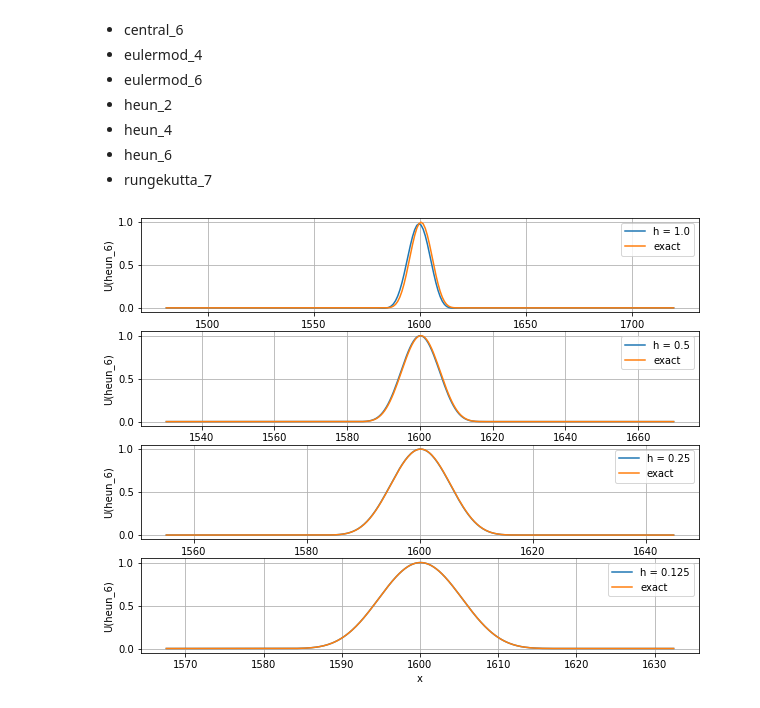
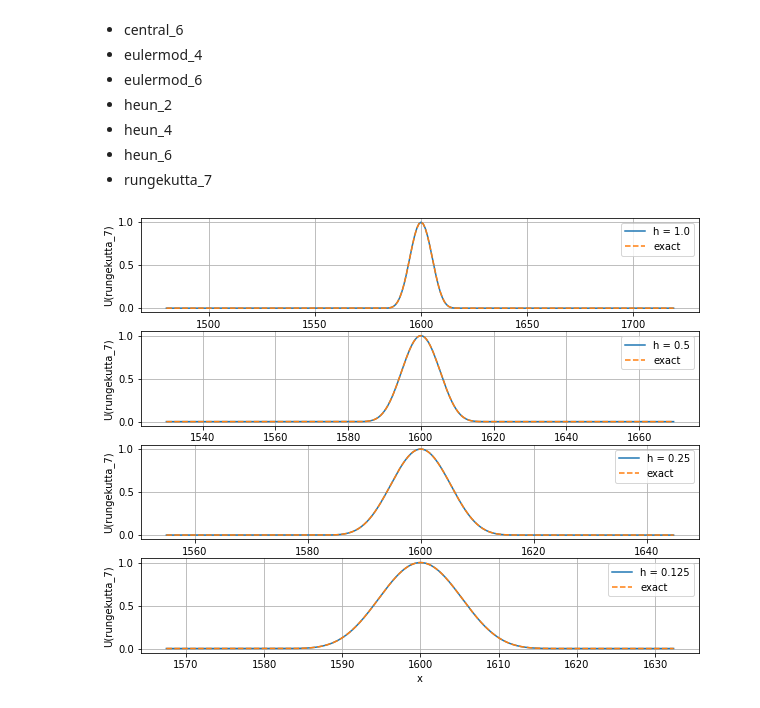
Before and after one commit to NoCommentsCode/Python_notebooks, a Jupyter notebook: Bakhne_seminar_2.ipynb, the cells around one changed output. Drawn from its saved outputs; the diff is of its cells as text; code cells hidden in the pictures.

```diff
--- a/Bakhne_seminar_2.ipynb
+++ b/Bakhne_seminar_2.ipynb
@@ -44,7 +44,7 @@ def errs_for_different_h(H, c, L, r, tag, T = 100., with_plots = True):
         else:
             print('Unknown tag!')
         Nt = int(T / dt) + 1
-        x = np.linspace(0, L, Nx)
+        x = np.linspace(0, L, Nx + 1)
 
         def init(x0, x1):
             U = np.zeros(Nx)
@@ -108,16 +108,16 @@ def errs_for_different_h(H, c, L, r, tag, T = 100., with_plots = True):
                 k9 = np.zeros_like(U)
                 for n in range(Nt - 1):
                     # dt!!!
-                    k1[3:-3] = c * dt * right_function_6(U, h)
-                    k2[3:-3] = c * dt * right_function_6(U + k1 * h / 6.0, h)
-                    k3[3:-3] = c * dt * right_function_6(U + k2 * h / 3.0, h)
-                    k4[3:-3] = c * dt * right_function_6(U + k1 * h / 8.0 + k3 * 3.0 * h / 8.0, h)
-                    k5[3:-3] = c * dt * right_function_6(U + k1 * 148.0 * h / 1331.0 + k3 * 150.0 * h / 1331.0 - k4 * 56.0 * h / 1331.0, h)
-                    k6[3:-3] = c * dt * right_function_6(U - k1 * 404.0 * h / 243.0 - k3 * 170.0 * h / 27.0 + k4 * 4024.0 * h / 1701.0 + k5 * 10648.0 * h / 1701.0, h)
-                    k7[3:-3] = c * dt * right_function_6(U + k1 * 2466.0 * h / 2401.0 + k3 * 1242.0 * h / 343.0 - k4 * 19176.0 * h / 16807.0 - k5 * 51909.0 * h / 16807.0 + k6 * 1053.0 * h / 2401.0, h)
-                    k8[3:-3] = c * dt * right_function_6(U + k1 * 5.0 * h / 154.0 + k4 * 96.0 * h / 539.0 - k5 * 1815.0 * h / 20384.0 - k6 * 405.0 * h / 2464.0 + k7 * 49.0 * h / 1144.0, h)
-                    k9[3:-3] = c * dt * right_function_6(U - k1 * 113.0 * h / 32.0 - k3 * 195.0 * h / 22.0 + k4 * 32.0 * h / 7.0 + k5 * 29403.0 * h / 3584.0 - k6 * 729.0 * h / 512.0 + k7 * 1029.0 * h / 1408.0 + k8 * 21.0 * h / 16.0, h)
-                    U = U + k4 * 32.0 * h / 105.0 + k5 * 1771561.0 * h / 6289920.0 + k6 * 243.0 * h / 2560.0 + k7 * 16807.0 * h / 74880.0 + k8 * 77.0 * h / 1440.0 + k9 * 11.0 * h / 270.0
+                    k1[3:-3] = right_function_6(U, h)
+                    k2[3:-3] = right_function_6(U + c * dt * k1  / 6.0, h)
+                    k3[3:-3] = right_function_6(U + c * dt * k2  / 3.0, h)
+                    k4[3:-3] = right_function_6(U + c * dt * k1  / 8.0 + c * dt * k3 * 3.0  / 8.0, h)
+                    k5[3:-3] = right_function_6(U + c * dt * k1 * 148.0  / 1331.0 + c * dt * k3 * 150.0  / 1331.0 - c * dt * k4 * 56.0  / 1331.0, h)
+                    k6[3:-3] = right_function_6(U - c * dt * k1 * 404.0  / 243.0 - c * dt * k3 * 170.0  / 27.0 + c * dt * k4 * 4024.0  / 1701.0 + c * dt * k5 * 10648.0  / 1701.0, h)
+                    k7[3:-3] = right_function_6(U + c * dt * k1 * 2466.0  / 2401.0 + c * dt * k3 * 1242.0  / 343.0 - c * dt * k4 * 19176.0  / 16807.0 - c * dt * k5 * 51909.0  / 16807.0 + c * dt * k6 * 1053.0  / 2401.0, h)
+                    k8[3:-3] = right_function_6(U + c * dt * k1 * 5.0  / 154.0 + c * dt * k4 * 96.0  / 539.0 - c * dt * k5 * 1815.0  / 20384.0 - c * dt * k6 * 405.0  / 2464.0 + c * dt * k7 * 49.0  / 1144.0, h)
+                    k9[3:-3] = right_function_6(U - c * dt * k1 * 113.0  / 32.0 - c * dt * k3 * 195.0  / 22.0 + c * dt * k4 * 32.0  / 7.0 + c * dt * k5 * 29403.0  / 3584.0 - c * dt * k6 * 729.0  / 512.0 + c * dt * k7 * 1029.0  / 1408.0 + c * dt * k8 * 21.0  / 16.0, h)
+                    U = U + c * dt * k4 * 32.0  / 105.0 + c * dt * k5 * 1771561.0  / 6289920.0 + c * dt * k6 * 243.0  / 2560.0 + c * dt * k7 * 16807.0  / 74880.0 + c * dt * k8 * 77.0  / 1440.0 + c * dt * k9 * 11.0  / 270.0
             else:
                 print('Unknown tag!')
             return U
@@ -131,7 +131,7 @@ def errs_for_different_h(H, c, L, r, tag, T = 100., with_plots = True):
         errs[i] = np.sqrt(np.sum((U_n[x0 + cTh: x1 + cTh] - U_ex[x0 + cTh: x1 + cTh]) ** 2 * h))
         if with_plots:
             axs[i].plot(x[x0 + cTh - 100: x1 + cTh + 100], U_n[x0 + cTh - 100: x1 + cTh + 100], label = 'h = ' + str(h));
-            axs[i].plot(x[x0 + cTh - 100: x1 + cTh + 100], U_ex[x0 + cTh - 100: x1 + cTh + 100], label = 'exact');
+            axs[i].plot(x[x0 + cTh - 100: x1 + cTh + 100], U_ex[x0 + cTh - 100: x1 + cTh + 100], '--', label = 'exact');
             axs[i].set_xlabel('x')
             axs[i].set_ylabel('U(' + tag + ')')
             axs[i].grid()
@@ -152,13 +152,13 @@ def least_squares_linear(x, y):
 # %%
 c = 1.
 L = 3000.
 H = init_H_as_power_of_2(4)
 #errs_heun_2 = errs_for_different_h(H, c, L, r = 0.5, tag = 'heun_2', with_plots = False)
 #errs_heun_4 = errs_for_different_h(H, c, L, r = 0.5, tag = 'heun_4', with_plots = False)
 #errs_heun_6 = errs_for_different_h(H, c, L, r = 0.5, tag = 'heun_6', with_plots = False)
-errs_rungekutta_7 = errs_for_different_h(H, c, L, r = 1.1, tag = 'rungekutta_7', with_plots = True)
+errs_rungekutta_7 = errs_for_different_h(H, c, L, r = 0.1, tag = 'rungekutta_7', with_plots = True)
 # %% [output]
-[figure, old version]
+[figure, new version]
 # %%
 #errs = [errs_heun_2, errs_heun_4, errs_heun_6]
 errs = [errs_rungekutta_7]
```
Also changed, not shown: parts of 1 cell of this notebook, 55 other files.
